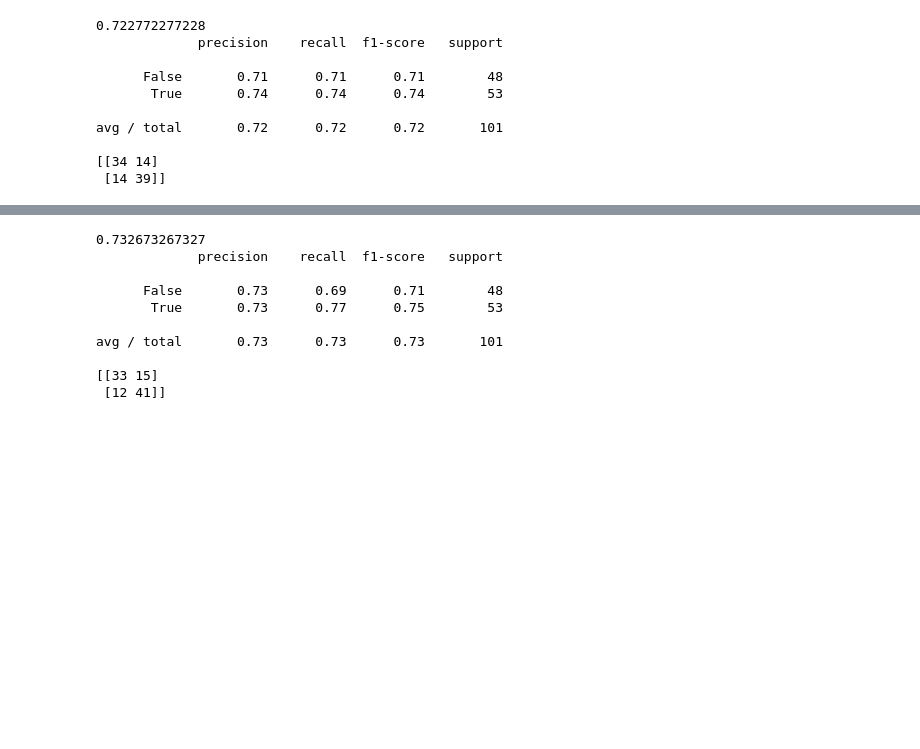
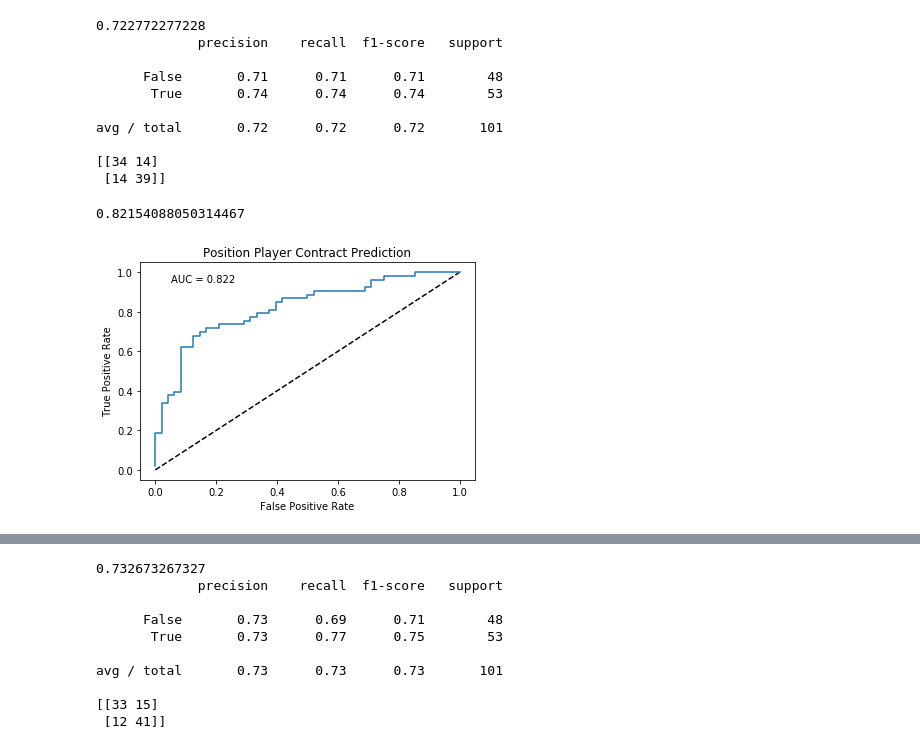
Before and after one commit to marichards/MLB_FA_Predictor, a Jupyter notebook: Regression.ipynb, the cells around one changed output, grey strips where cells are left out. Cells and saved outputs as stored; diff of their text form; code cells hidden in the pictures; blank space fills up the shorter version.

```diff
--- a/Regression.ipynb
+++ b/Regression.ipynb
@@ -130,6 +130,33 @@ avg / total       0.72      0.72      0.72       101
 
 [[34 14]
  [14 39]]
+# %%
+#Import necessary modules
+from sklearn.metrics import roc_curve
+from sklearn.metrics import roc_auc_score
+
+# Compute predicted probabilities: y_pred_prob
+y_pred_prob = logr.predict_proba(X_test)[:,1]
+
+# Generate ROC curve values: fpr, tpr, thresholds
+fpr, tpr, thresholds = roc_curve(y_test, y_pred_prob)
+
+auc_score = roc_auc_score(y_test, y_pred_prob)
+auc_score
+# %% [output]
+0.82154088050314467
+# %%
+# Plot ROC curve
+plt.plot([0, 1], [0, 1], 'k--')
+plt.plot(fpr, tpr)
+plt.xlabel('False Positive Rate')
+plt.ylabel('True Positive Rate')
+plt.text(x = 0.05, y = 0.95, s = "AUC = {:0.3f}".format(auc_score))
+plt.title('Position Player Contract Prediction')
+plt.savefig('./ROC_curve.png')
+plt.show()
+# %% [output]
+[figure, added]
 # %%
 # Try random forest
 rfc.fit(X_train, y_train)
```
Also changed, not shown: parts of 24 cells of this notebook, 2 other files.
